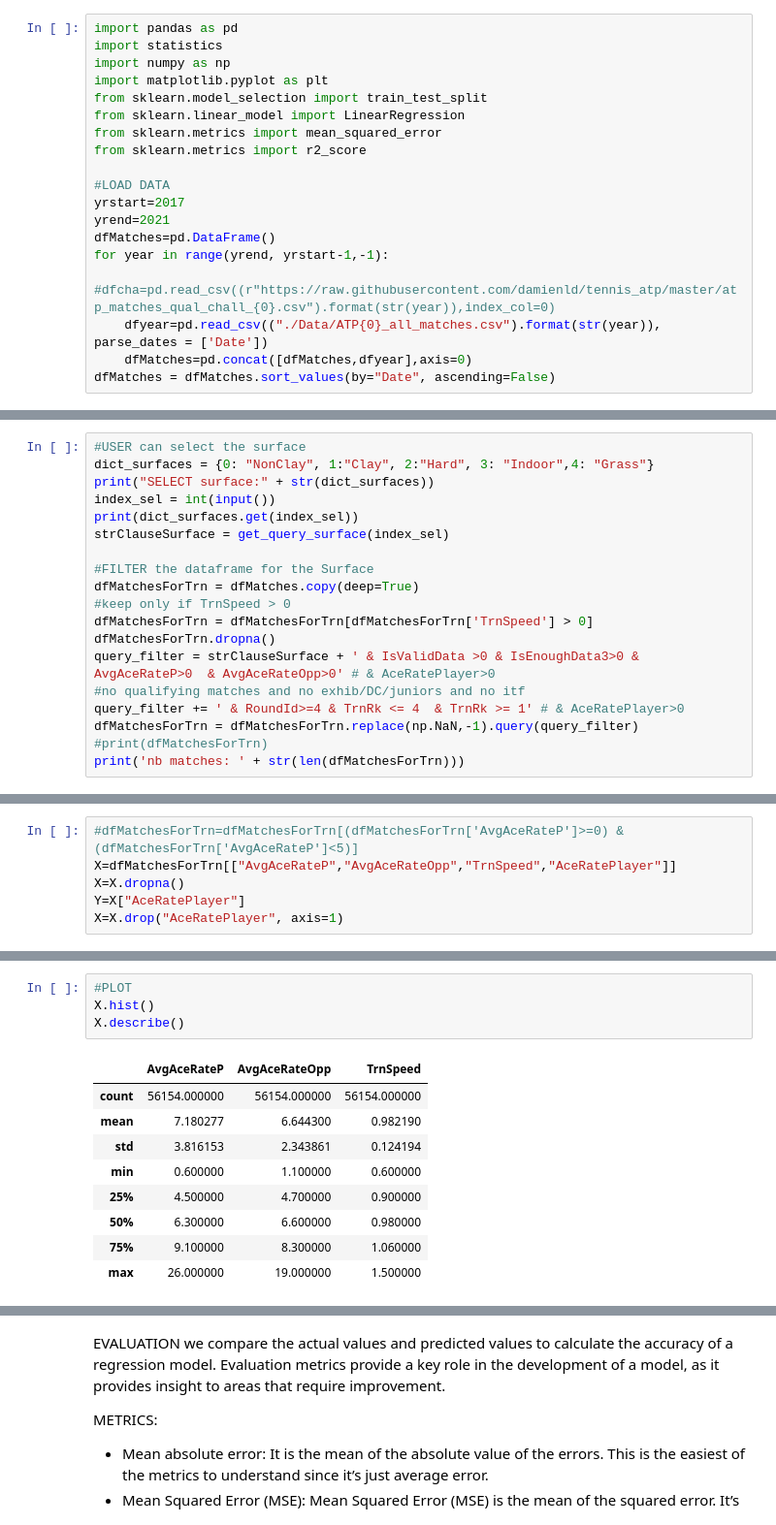
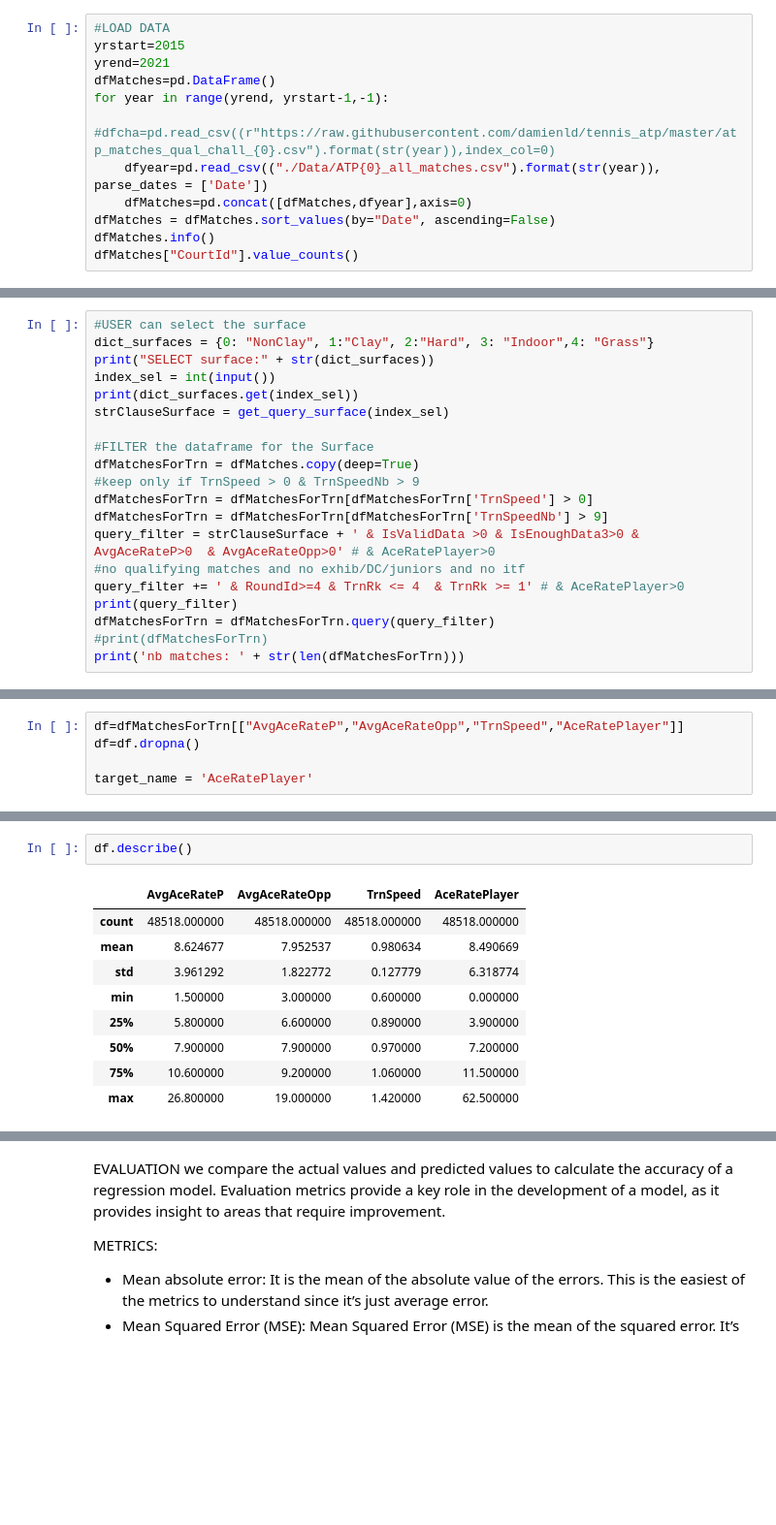
Before and after one commit to damienld/Pro-Tennis-Analysis, a Jupyter notebook: Aces_Regression.ipynb, the cells around one changed output, grey strips where cells are left out. Shown: that part at 97% size. Drawn from its saved outputs; the diff is of its cells as text; blank space fills up the shorter version.

```diff
--- a/Aces_Regression.ipynb
+++ b/Aces_Regression.ipynb
@@ -54,15 +97,6 @@ def get_query_surface(index_surface: str)->str:
 # %%
-import pandas as pd
-import statistics
-import numpy as np
-import matplotlib.pyplot as plt
-from sklearn.model_selection import train_test_split
-from sklearn.linear_model import LinearRegression
-from sklearn.metrics import mean_squared_error
-from sklearn.metrics import r2_score
-
 #LOAD DATA
-yrstart=2017
+yrstart=2015
 yrend=2021
 dfMatches=pd.DataFrame()
 for year in range(yrend, yrstart-1,-1):
@@ -70,3 +104,5 @@ for year in range(yrend, yrstart-1,-1):
     dfyear=pd.read_csv(("./Data/ATP{0}_all_matches.csv").format(str(year)), parse_dates = ['Date'])
     dfMatches=pd.concat([dfMatches,dfyear],axis=0)
 dfMatches = dfMatches.sort_values(by="Date", ascending=False)
+dfMatches.info()
+dfMatches["CourtId"].value_counts()
@@ -84,13 +149,14 @@ strClauseSurface = get_query_surface(index_sel)
 
 #FILTER the dataframe for the Surface
 dfMatchesForTrn = dfMatches.copy(deep=True)
-#keep only if TrnSpeed > 0
+#keep only if TrnSpeed > 0 & TrnSpeedNb > 9
 dfMatchesForTrn = dfMatchesForTrn[dfMatchesForTrn['TrnSpeed'] > 0]
-dfMatchesForTrn.dropna()
+dfMatchesForTrn = dfMatchesForTrn[dfMatchesForTrn['TrnSpeedNb'] > 9]
 query_filter = strClauseSurface + ' & IsValidData >0 & IsEnoughData3>0 & AvgAceRateP>0  & AvgAceRateOpp>0' # & AceRatePlayer>0
 #no qualifying matches and no exhib/DC/juniors and no itf
 query_filter += ' & RoundId>=4 & TrnRk <= 4  & TrnRk >= 1' # & AceRatePlayer>0
-dfMatchesForTrn = dfMatchesForTrn.replace(np.NaN,-1).query(query_filter)
+print(query_filter)
+dfMatchesForTrn = dfMatchesForTrn.query(query_filter)
 #print(dfMatchesForTrn)
 print('nb matches: ' + str(len(dfMatchesForTrn)))
 # %% [output]
@@ -108,7 +168,6 @@ to be predicted from the 3 features
 # %%
-#dfMatchesForTrn=dfMatchesForTrn[(dfMatchesForTrn['AvgAceRateP']>=0) & (dfMatchesForTrn['AvgAceRateP']<5)]
-X=dfMatchesForTrn[["AvgAceRateP","AvgAceRateOpp","TrnSpeed","AceRatePlayer"]]
-X=X.dropna()
-Y=X["AceRatePlayer"]
-X=X.drop("AceRatePlayer", axis=1)
+df=dfMatchesForTrn[["AvgAceRateP","AvgAceRateOpp","TrnSpeed","AceRatePlayer"]]
+df=df.dropna()
+
+target_name = 'AceRatePlayer'
 # %% [markdown]
@@ -116,14 +208,12 @@ X=X.drop("AceRatePlayer", axis=1)
 # %%
-#PLOT
-X.hist()
-X.describe()
+df.describe()
 # %% [output]
-|  | AvgAceRateP | AvgAceRateOpp | TrnSpeed |
-| count | 56154.000000 | 56154.000000 | 56154.000000 |
-| mean | 7.180277 | 6.644300 | 0.982190 |
-| std | 3.816153 | 2.343861 | 0.124194 |
-| min | 0.600000 | 1.100000 | 0.600000 |
-| 25% | 4.500000 | 4.700000 | 0.900000 |
-| 50% | 6.300000 | 6.600000 | 0.980000 |
-| 75% | 9.100000 | 8.300000 | 1.060000 |
-| max | 26.000000 | 19.000000 | 1.500000 |
+|  | AvgAceRateP | AvgAceRateOpp | TrnSpeed | AceRatePlayer |
+| count | 48518.000000 | 48518.000000 | 48518.000000 | 48518.000000 |
+| mean | 8.624677 | 7.952537 | 0.980634 | 8.490669 |
+| std | 3.961292 | 1.822772 | 0.127779 | 6.318774 |
+| min | 1.500000 | 3.000000 | 0.600000 | 0.000000 |
+| 25% | 5.800000 | 6.600000 | 0.890000 | 3.900000 |
+| 50% | 7.900000 | 7.900000 | 0.970000 | 7.200000 |
+| 75% | 10.600000 | 9.200000 | 1.060000 | 11.500000 |
+| max | 26.800000 | 19.000000 | 1.420000 | 62.500000 |
```
Also changed, not shown: parts of 84 cells of this notebook.
